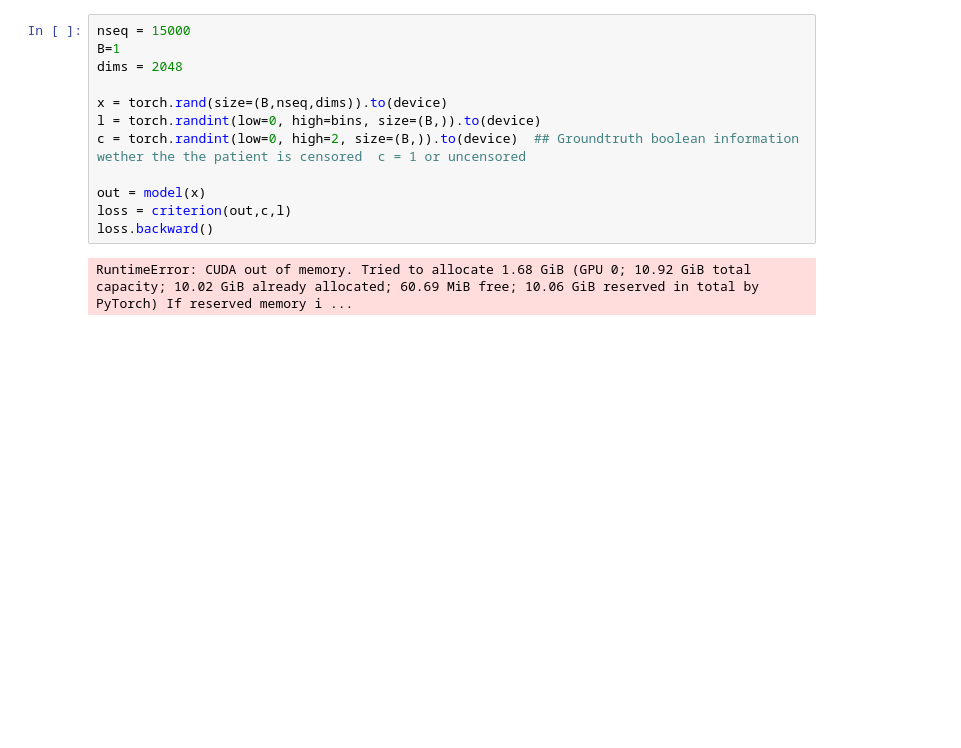
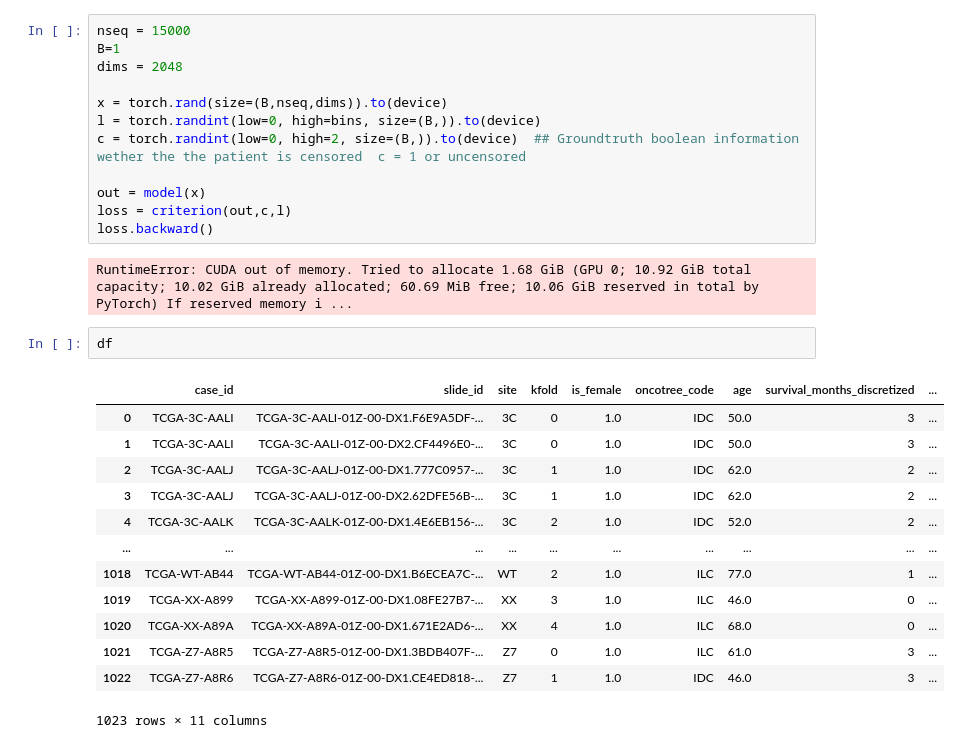
Before and after one commit to SeibelT/multimodal_survival_prediction, a Jupyter notebook: playground.ipynb, the cells around one changed output. Cells and saved outputs as stored; diff of their text form; blank space fills up the shorter version.

```diff
--- a/playground.ipynb
+++ b/playground.ipynb
@@ -717,3 +717,19 @@ loss = criterion(out,c,l)
 loss.backward()
 # %% [output]
 RuntimeError: CUDA out of memory. Tried to allocate 1.68 GiB (GPU 0; 10.92 GiB total capacity; 10.02 GiB already allocated; 60.69 MiB free; 10.06 GiB reserved in total by PyTorch) If reserved memory i ...
+# %%
+df
+# %% [output]
+|  | case_id | slide_id | site | kfold | is_female | oncotree_code | age | survival_months_discretized | ... |
+| 0 | TCGA-3C-AALI | TCGA-3C-AALI-01Z-00-DX1.F6E9A5DF-... | 3C | 0 | 1.0 | IDC | 50.0 | 3 | ... |
+| 1 | TCGA-3C-AALI | TCGA-3C-AALI-01Z-00-DX2.CF4496E0-... | 3C | 0 | 1.0 | IDC | 50.0 | 3 | ... |
+| 2 | TCGA-3C-AALJ | TCGA-3C-AALJ-01Z-00-DX1.777C0957-... | 3C | 1 | 1.0 | IDC | 62.0 | 2 | ... |
+| 3 | TCGA-3C-AALJ | TCGA-3C-AALJ-01Z-00-DX2.62DFE56B-... | 3C | 1 | 1.0 | IDC | 62.0 | 2 | ... |
+| 4 | TCGA-3C-AALK | TCGA-3C-AALK-01Z-00-DX1.4E6EB156-... | 3C | 2 | 1.0 | IDC | 52.0 | 2 | ... |
+| ... | ... | ... | ... | ... | ... | ... | ... | ... | ... |
+| 1018 | TCGA-WT-AB44 | TCGA-WT-AB44-01Z-00-DX1.B6ECEA7C-... | WT | 2 | 1.0 | ILC | 77.0 | 1 | ... |
+| 1019 | TCGA-XX-A899 | TCGA-XX-A899-01Z-00-DX1.08FE27B7-... | XX | 3 | 1.0 | ILC | 46.0 | 0 | ... |
+| 1020 | TCGA-XX-A89A | TCGA-XX-A89A-01Z-00-DX1.671E2AD6-... | XX | 4 | 1.0 | ILC | 68.0 | 0 | ... |
+| 1021 | TCGA-Z7-A8R5 | TCGA-Z7-A8R5-01Z-00-DX1.3BDB407F-... | Z7 | 0 | 1.0 | ILC | 61.0 | 3 | ... |
+| 1022 | TCGA-Z7-A8R6 | TCGA-Z7-A8R6-01Z-00-DX1.CE4ED818-... | Z7 | 1 | 1.0 | IDC | 46.0 | 3 | ... |
+1023 rows × 11 columns
```
Also changed, not shown: parts of 2 cells of this notebook, 3 other files.
